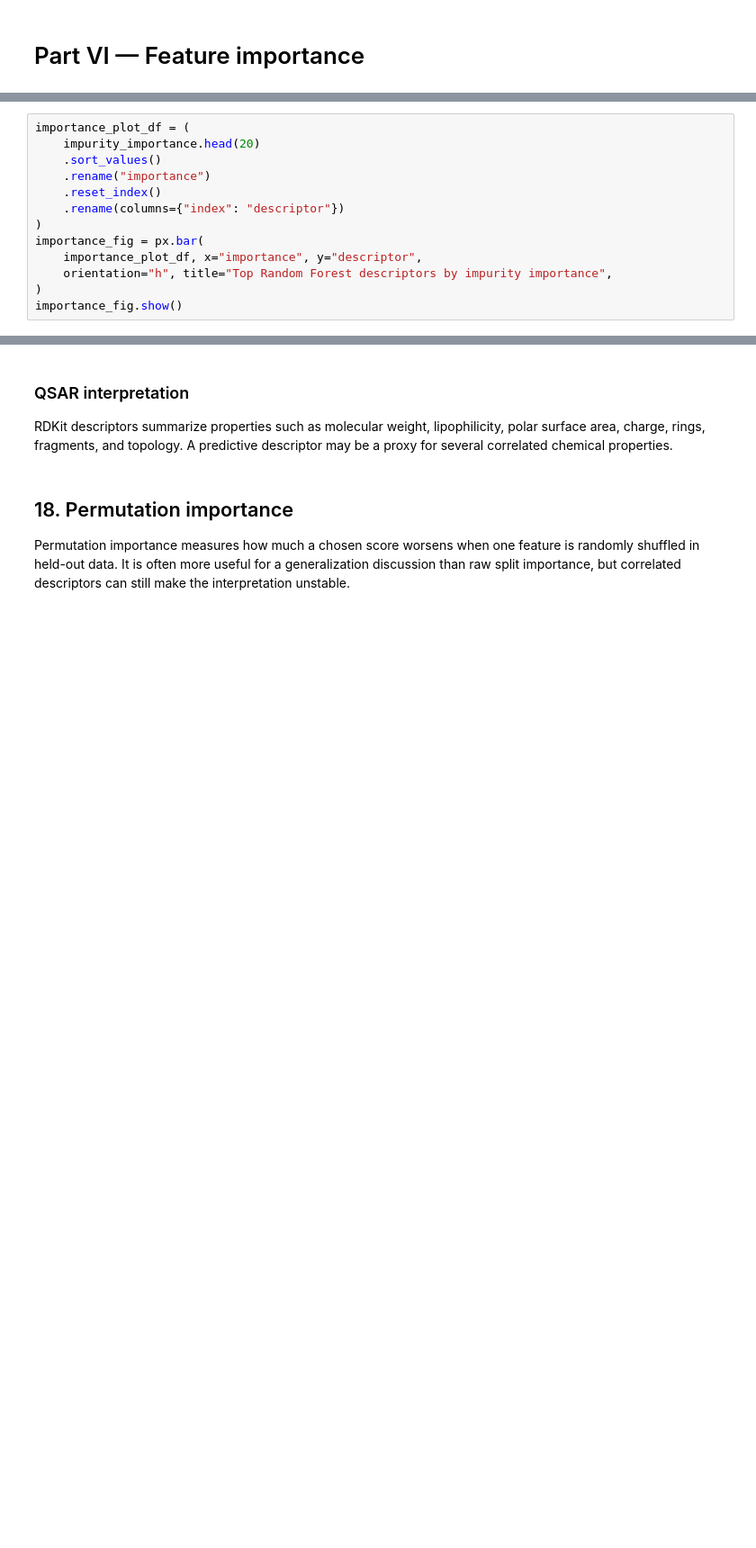
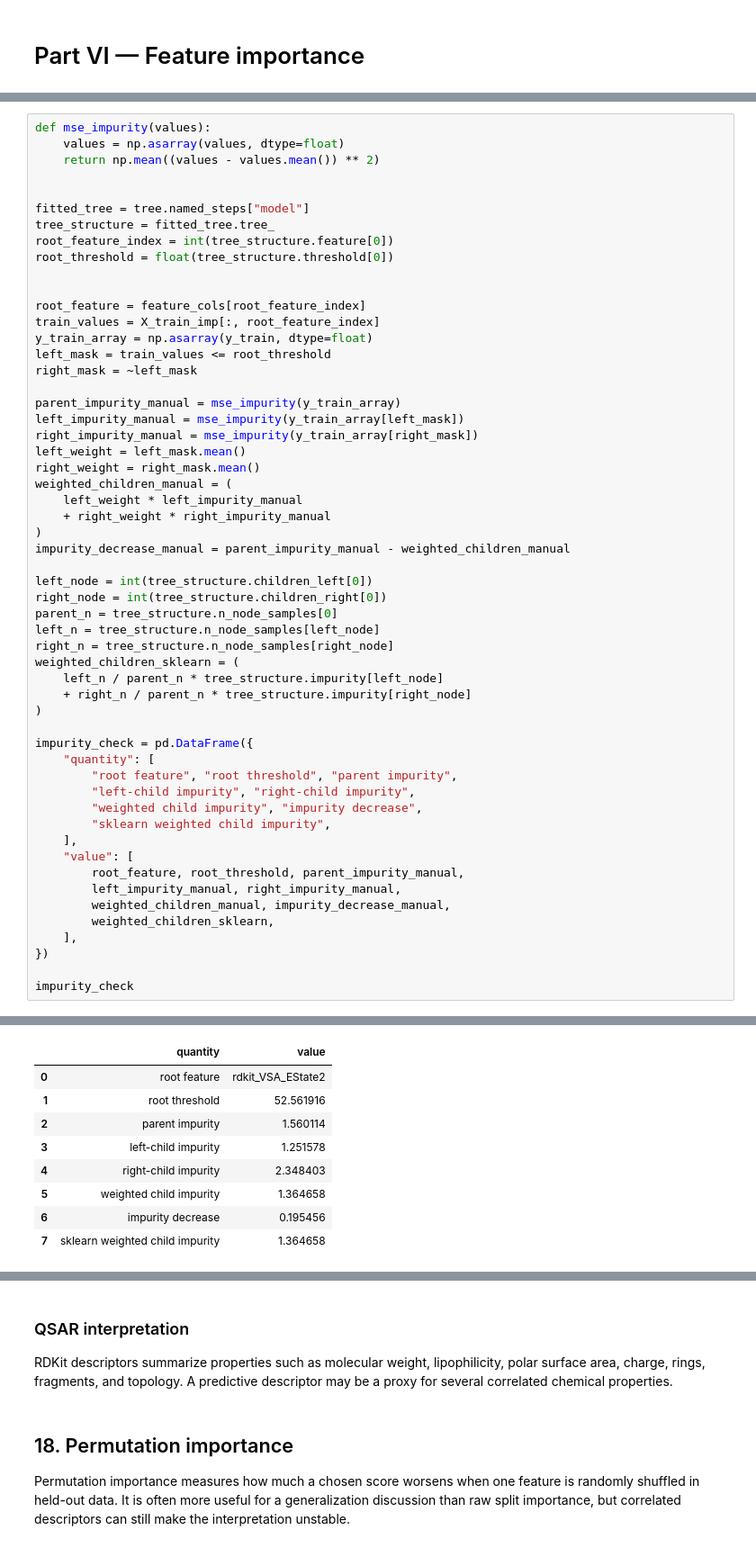
Before and after one commit to mrazzb/KSE_ML_for_bioinformatics, a Jupyter notebook: practicals/week5/Practical_05_Tree_Based_ML_QSAR_template.ipynb, the cells around one changed output, grey strips where cells are left out. Shown at 90% size. Saved outputs shown, nothing was run; the diff lists cells and outputs as text; blank space fills up the shorter version.

```diff
--- a/practicals/week5/Practical_05_Tree_Based_ML_QSAR_template.ipynb
+++ b/practicals/week5/Practical_05_Tree_Based_ML_QSAR_template.ipynb
@@ -773,14 +784,56 @@ The forest reports how much each descriptor reduced split impurity, averaged ove
 # %%
-importance_plot_df = (
-    impurity_importance.head(20)
-    .sort_values()
-    .rename("importance")
-    .reset_index()
-    .rename(columns={"index": "descriptor"})
+def mse_impurity(values):
+    values = np.asarray(values, dtype=float)
+    return np.mean((values - values.mean()) ** 2)
+
+
+fitted_tree = tree.named_steps["model"]
+tree_structure = fitted_tree.tree_
+root_feature_index = int(tree_structure.feature[0])
+root_threshold = float(tree_structure.threshold[0])
+
+
+root_feature = feature_cols[root_feature_index]
+train_values = X_train_imp[:, root_feature_index]
+y_train_array = np.asarray(y_train, dtype=float)
+left_mask = train_values <= root_threshold
+right_mask = ~left_mask
+
+parent_impurity_manual = mse_impurity(y_train_array)
+left_impurity_manual = mse_impurity(y_train_array[left_mask])
+right_impurity_manual = mse_impurity(y_train_array[right_mask])
+left_weight = left_mask.mean()
+right_weight = right_mask.mean()
+weighted_children_manual = (
+    left_weight * left_impurity_manual
+    + right_weight * right_impurity_manual
 )
-importance_fig = px.bar(
-    importance_plot_df, x="importance", y="descriptor",
-    orientation="h", title="Top Random Forest descriptors by impurity importance",
+impurity_decrease_manual = parent_impurity_manual - weighted_children_manual
+
+left_node = int(tree_structure.children_left[0])
+right_node = int(tree_structure.children_right[0])
+parent_n = tree_structure.n_node_samples[0]
+left_n = tree_structure.n_node_samples[left_node]
+right_n = tree_structure.n_node_samples[right_node]
+weighted_children_sklearn = (
+    left_n / parent_n * tree_structure.impurity[left_node]
+    + right_n / parent_n * tree_structure.impurity[right_node]
 )
-importance_fig.show()
+
+impurity_check = pd.DataFrame({
+    "quantity": [
+        "root feature", "root threshold", "parent impurity",
+        "left-child impurity", "right-child impurity",
+        "weighted child impurity", "impurity decrease",
+        "sklearn weighted child impurity",
+    ],
+    "value": [
+        root_feature, root_threshold, parent_impurity_manual,
+        left_impurity_manual, right_impurity_manual,
+        weighted_children_manual, impurity_decrease_manual,
+        weighted_children_sklearn,
+    ],
+})
+
+impurity_check
 # %% [output]
@@ -787,0 +840,9 @@ NameError: name 'impurity_importance' is not defined
+|  | quantity | value |
+| 0 | root feature | rdkit_VSA_EState2 |
+| 1 | root threshold | 52.561916 |
+| 2 | parent impurity | 1.560114 |
+| 3 | left-child impurity | 1.251578 |
+| 4 | right-child impurity | 2.348403 |
+| 5 | weighted child impurity | 1.364658 |
+| 6 | impurity decrease | 0.195456 |
+| 7 | sklearn weighted child impurity | 1.364658 |
```
Also changed, not shown: parts of 29 cells of this notebook, 5 other files.
